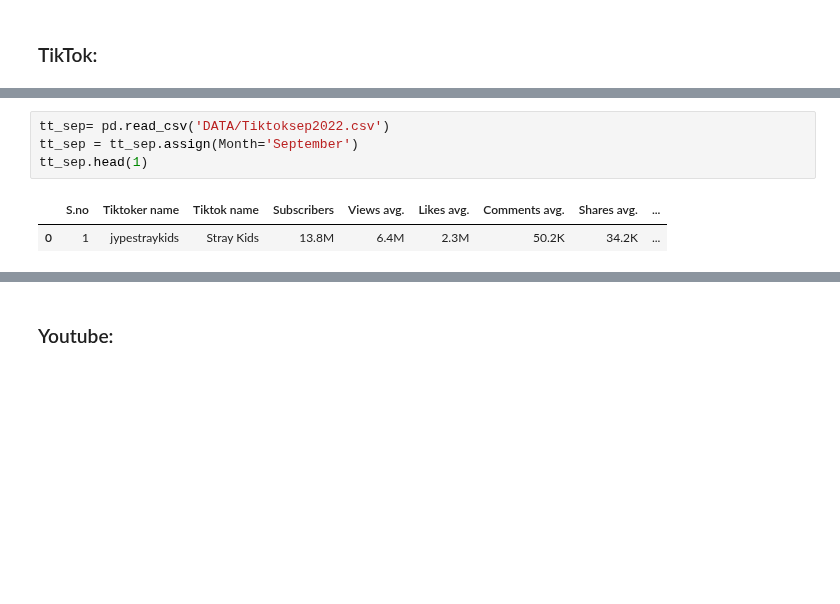
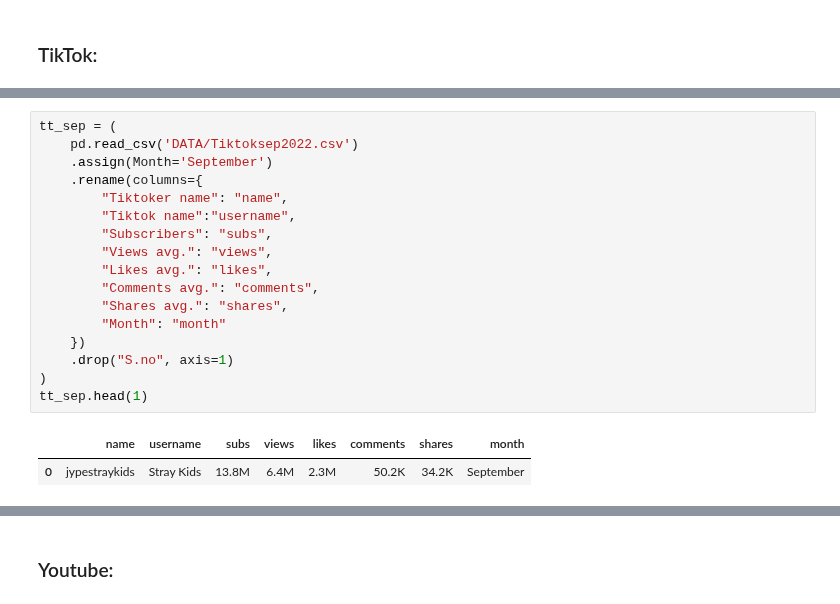
Before and after one commit to MarioChvx/ciencia_de_datos_PAMBAZO, a Jupyter notebook: proyectos/Proyecto4/socialnetworks.ipynb, the cells around one changed output, grey strips where cells are left out. Drawn from its saved outputs; the diff is of its cells as text; blank space fills up the shorter version.

```diff
--- a/proyectos/Proyecto4/socialnetworks.ipynb
+++ b/proyectos/Proyecto4/socialnetworks.ipynb
@@ -130,8 +139,21 @@ tt_june.head(1)
 # %%
-tt_sep= pd.read_csv('DATA/Tiktoksep2022.csv')
-tt_sep = tt_sep.assign(Month='September')
+tt_sep = (
+    pd.read_csv('DATA/Tiktoksep2022.csv')
+    .assign(Month='September')
+    .rename(columns={
+        "Tiktoker name": "name",
+        "Tiktok name":"username",
+        "Subscribers": "subs",
+        "Views avg.": "views",
+        "Likes avg.": "likes",
+        "Comments avg.": "comments",
+        "Shares avg.": "shares",
+        "Month": "month"
+    })
+    .drop("S.no", axis=1)
+)
 tt_sep.head(1)
 # %% [output]
-|  | S.no | Tiktoker name | Tiktok name | Subscribers | Views avg. | Likes avg. | Comments avg. | Shares avg. | ... |
-| 0 | 1 | jypestraykids | Stray Kids | 13.8M | 6.4M | 2.3M | 50.2K | 34.2K | ... |
+|  | name | username | subs | views | likes | comments | shares | month |
+| 0 | jypestraykids | Stray Kids | 13.8M | 6.4M | 2.3M | 50.2K | 34.2K | September |
 # %%
```
Also changed, not shown: parts of 39 cells of this notebook.
